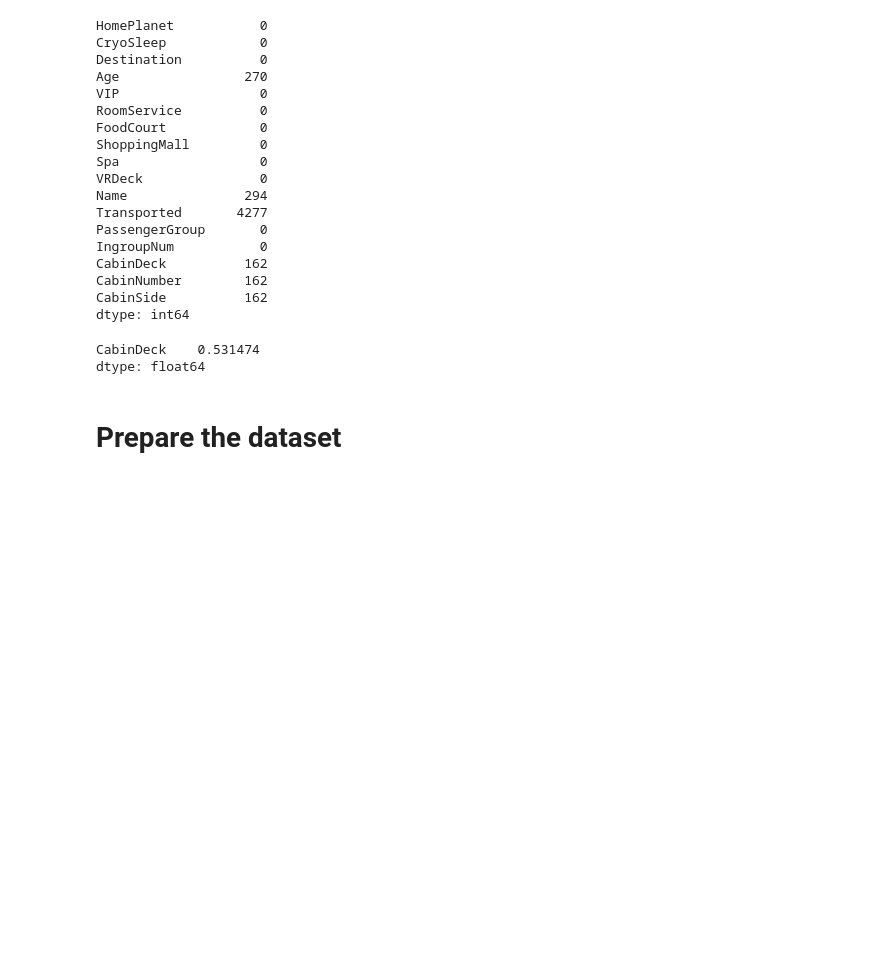
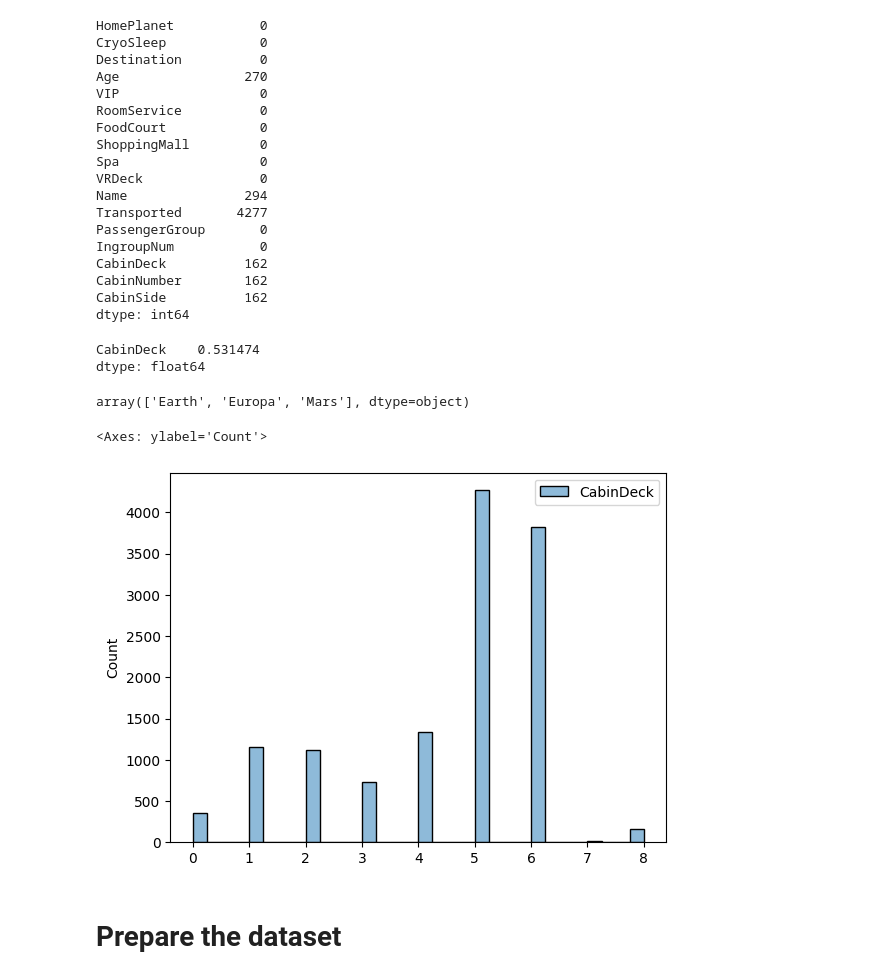
Before and after one commit to Dmytro-Tarasenko/SpaceTitanic, a Jupyter notebook: spaceship-titanic-with-scikit-learn.ipynb, the cells around one changed output. Saved outputs shown, nothing was run; the diff lists cells and outputs as text; code cells hidden in the pictures; blank space fills up the shorter version.

```diff
--- a/spaceship-titanic-with-scikit-learn.ipynb
+++ b/spaceship-titanic-with-scikit-learn.ipynb
@@ -350,7 +350,10 @@ dtype: int64
 # %%
 from sklearn.preprocessing import LabelEncoder
 
-deck_encoder = side_encoder = home_encoder = dest_encoder = LabelEncoder()
+deck_encoder = LabelEncoder()
+side_encoder = LabelEncoder()
+home_encoder = LabelEncoder()
+dest_encoder = LabelEncoder()
 
 combined_df['CabinDeck'] = deck_encoder.fit_transform(combined_df['CabinDeck'])
 combined_df['CabinSide'] = side_encoder.fit_transform(combined_df['CabinSide'])
@@ -361,6 +364,15 @@ combined_df[['CabinDeck']].corrwith(combined_df['CabinNumber'])
 # %% [output]
 CabinDeck    0.531474
 dtype: float64
+# %%
+home_encoder.classes_
+# %% [output]
+array(['Earth', 'Europa', 'Mars'], dtype=object)
+# %%
+sns.histplot(combined_df[['CabinDeck', 'CabinNumber']])
+# %% [output]
+<Axes: ylabel='Count'>
+[figure, added]
 # %% [markdown]
 # Prepare the dataset
 # %% [markdown]
```
